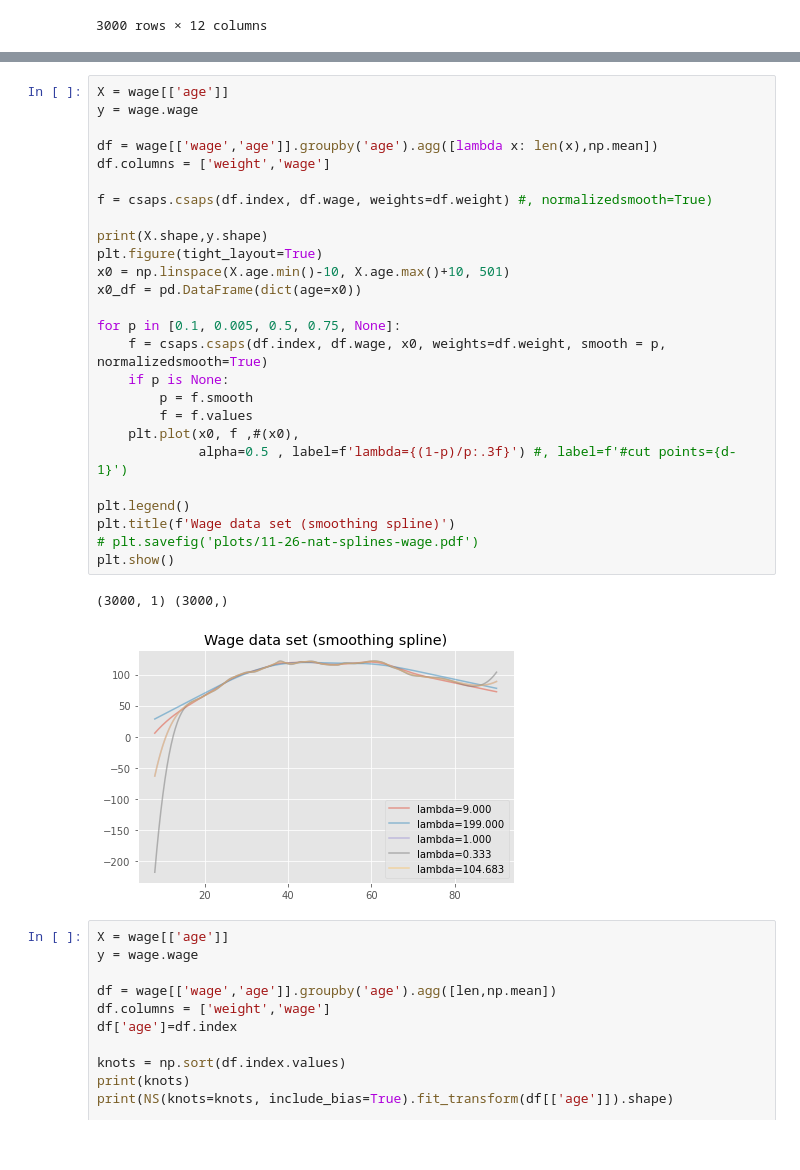
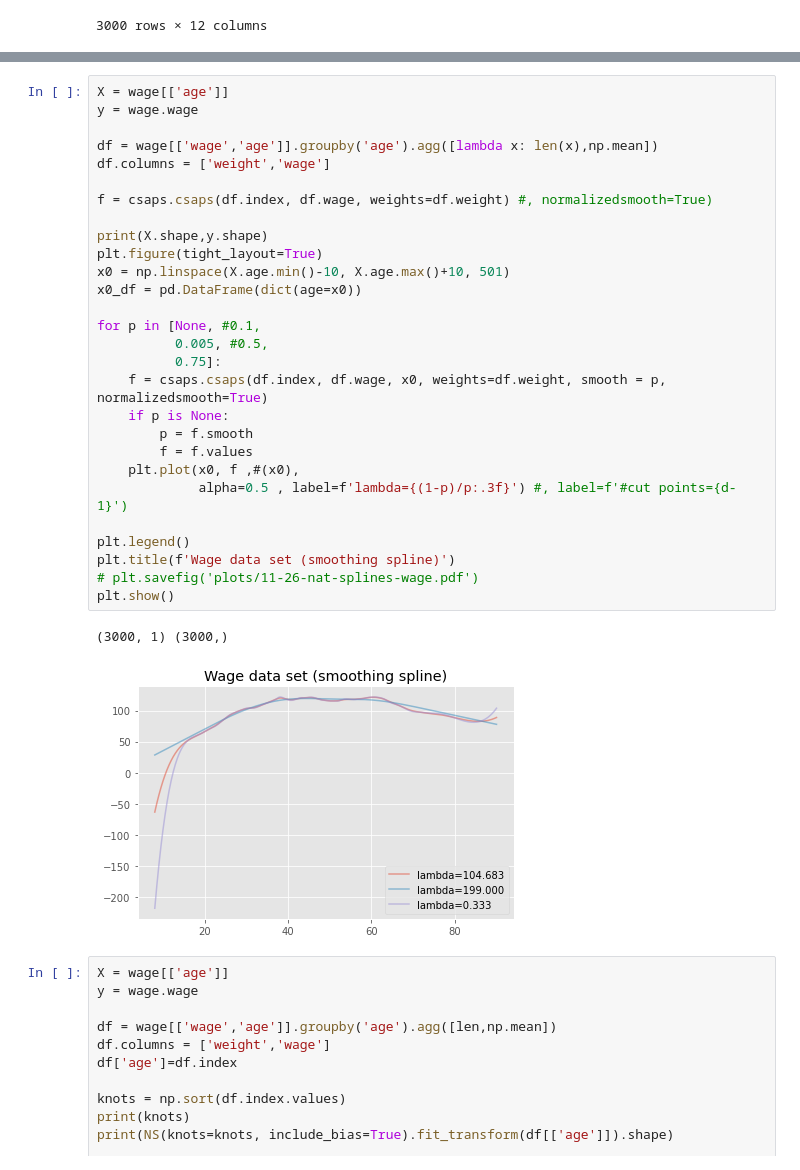
Before and after one commit to prokaj/ipynb, a Jupyter notebook: week4/11-26.ipynb, the cells around one changed output, grey strips where cells are left out. Drawn from its saved outputs; the diff is of its cells as text.

```diff
--- a/week4/11-26.ipynb
+++ b/week4/11-26.ipynb
@@ -801,32 +801,34 @@ defaultdict(list,
 # %%
 X = wage[['age']]
 y = wage.wage
 
 df = wage[['wage','age']].groupby('age').agg([lambda x: len(x),np.mean])
 df.columns = ['weight','wage']
 
 f = csaps.csaps(df.index, df.wage, weights=df.weight) #, normalizedsmooth=True)
 
 print(X.shape,y.shape)
 plt.figure(tight_layout=True)
 x0 = np.linspace(X.age.min()-10, X.age.max()+10, 501)
 x0_df = pd.DataFrame(dict(age=x0))
 
-for p in [0.1, 0.005, 0.5, 0.75, None]:
+for p in [None, #0.1,
+          0.005, #0.5,
+          0.75]:
     f = csaps.csaps(df.index, df.wage, x0, weights=df.weight, smooth = p, normalizedsmooth=True)
     if p is None:
         p = f.smooth
         f = f.values
     plt.plot(x0, f ,#(x0),
              alpha=0.5 , label=f'lambda={(1-p)/p:.3f}') #, label=f'#cut points={d-1}')
 
 plt.legend()
 plt.title(f'Wage data set (smoothing spline)')
 # plt.savefig('plots/11-26-nat-splines-wage.pdf')
 plt.show()
 # %% [output]
 (3000, 1) (3000,)
-[figure, old version]
+[figure, new version]
 # %%
 X = wage[['age']]
 y = wage.wage
```
Also changed, not shown: parts of 7 cells of this notebook.
